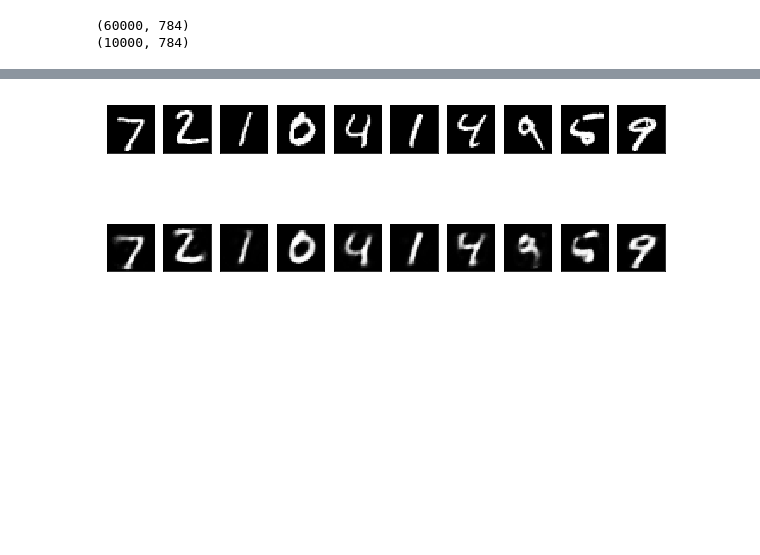
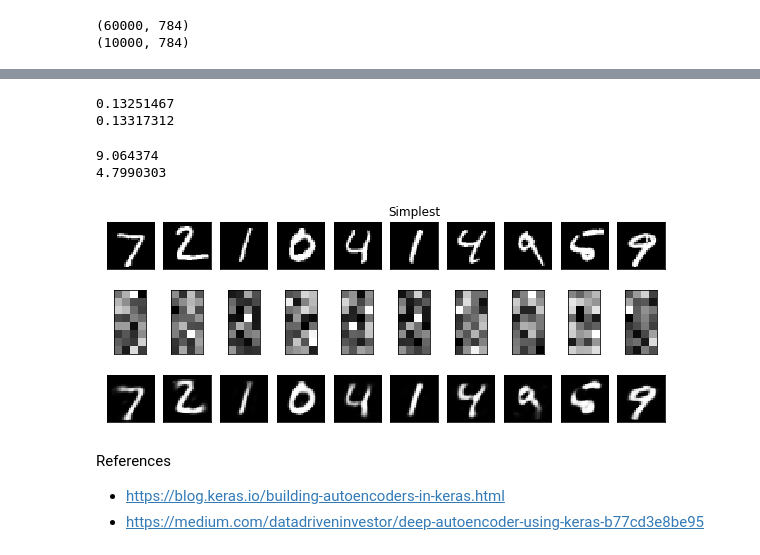
Before and after one commit to dalek7/autoencoder, a Jupyter notebook: 01_Autoencoder_Keras_simplest.ipynb, the cells around one changed output, grey strips where cells are left out. Saved outputs shown, nothing was run; the diff lists cells and outputs as text; code cells hidden in the pictures; blank space fills up the shorter version.

```diff
--- a/01_Autoencoder_Keras_simplest.ipynb
+++ b/01_Autoencoder_Keras_simplest.ipynb
@@ -124,26 +139,52 @@ Epoch 50/50
 # note that we take them from the *test* set
 encoded_imgs = encoder.predict(x_test)
 decoded_imgs = decoder.predict(encoded_imgs)
+# %%
+print(x_test.mean())
+print(decoded_imgs.mean())
+# %% [output]
+0.13251467
+0.13317312
+# %%
+print(encoded_imgs.mean())
+print(encoded_imgs.std())
+# %% [output]
+9.064374
+4.7990303
 # %%
-# use Matplotlib (don't ask)
 import matplotlib.pyplot as plt
 
 n = 10  # how many digits we will display
 plt.figure(figsize=(10, 4))
+
 for i in range(n):
     # display original
-    ax = plt.subplot(2, n, i + 1)
+    ax = plt.subplot(3, n, i + 1)
+    if i==n//2:
+        plt.title('Simplest')
     plt.imshow(x_test[i].reshape(28, 28))
     plt.gray()
     ax.get_xaxis().set_visible(False)
     ax.get_yaxis().set_visible(False)
 
+    # display encoded images
+    ax = plt.subplot(3, n, i + 1 + 1*n)
+    plt.imshow(encoded_imgs[i].reshape(8,4))
+    plt.gray()
+    ax.get_xaxis().set_visible(False)
+    ax.get_yaxis().set_visible(False)
+
     # display reconstruction
-    ax = plt.subplot(2, n, i + 1 + n)
+    ax = plt.subplot(3, n, i + 1 + 2*n)
     plt.imshow(decoded_imgs[i].reshape(28, 28))
     plt.gray()
     ax.get_xaxis().set_visible(False)
     ax.get_yaxis().set_visible(False)
+
 plt.show()
 # %% [output]
-[figure, old version]
+[figure, new version]
+# %% [markdown]
+References
+* https://blog.keras.io/building-autoencoders-in-keras.html
+* https://medium.com/datadriveninvestor/deep-autoencoder-using-keras-b77cd3e8be95
```
Also changed, not shown: parts of 8 cells of this notebook, 2 other files.
